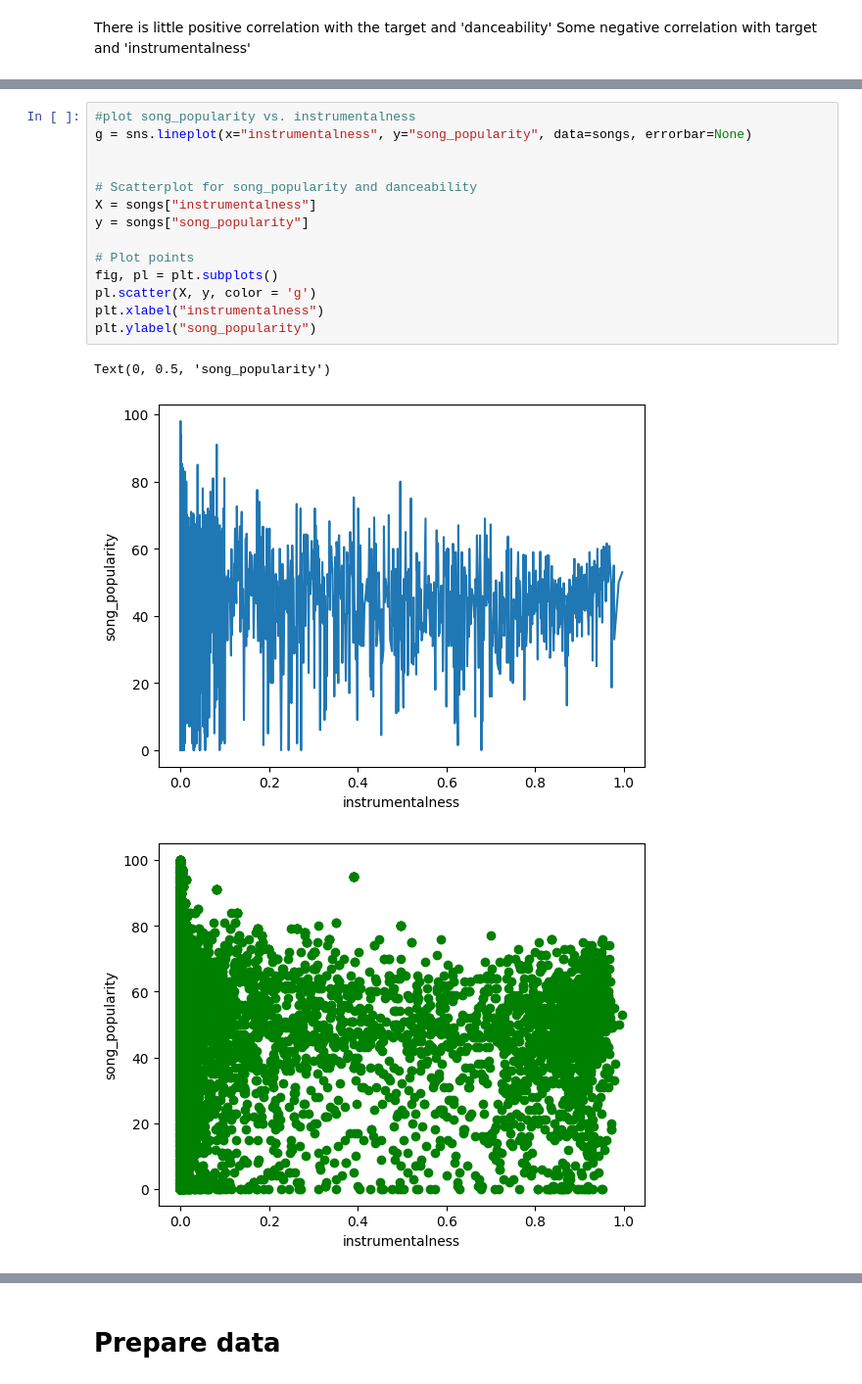
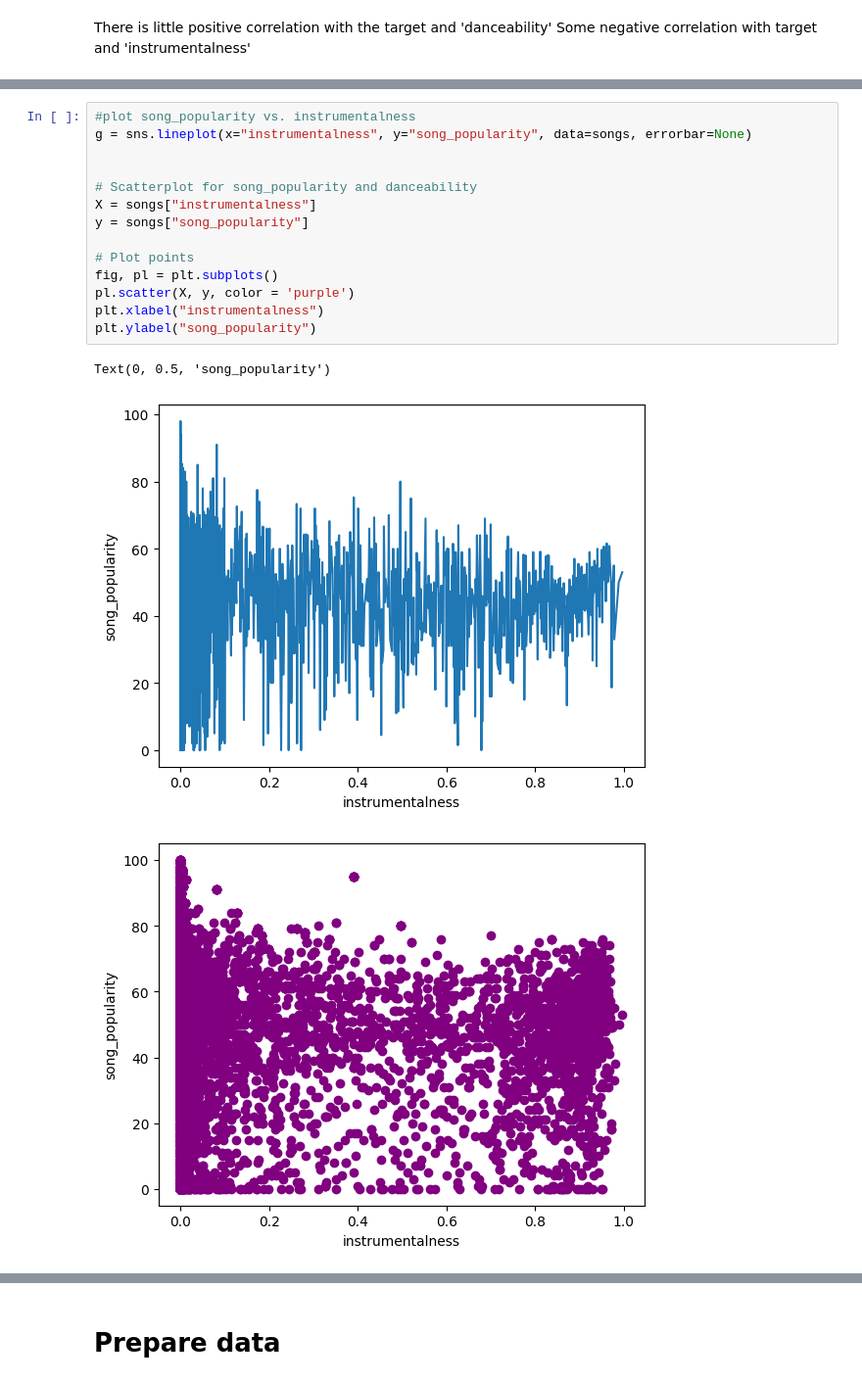
Before and after one commit to mahnsi/Group22FinalProject, a Jupyter notebook: group22FinalProject.ipynb, the cells around one changed output, grey strips where cells are left out. Shown at 98% size. Drawn from its saved outputs; the diff is of its cells as text.

```diff
--- a/group22FinalProject.ipynb
+++ b/group22FinalProject.ipynb
@@ -139,18 +139,18 @@ Text(0, 0.5, 'song_popularity')
 # %%
 #plot song_popularity vs. instrumentalness
 g = sns.lineplot(x="instrumentalness", y="song_popularity", data=songs, errorbar=None)
 
 
 # Scatterplot for song_popularity and danceability
 X = songs["instrumentalness"]
 y = songs["song_popularity"]
 
 # Plot points
 fig, pl = plt.subplots()
-pl.scatter(X, y, color = 'g')
+pl.scatter(X, y, color = 'purple')
 plt.xlabel("instrumentalness")
 plt.ylabel("song_popularity")
 # %% [output]
 Text(0, 0.5, 'song_popularity')
 [figure]
-[figure, old version]
+[figure, new version]
```
Also changed, not shown: parts of 3 cells of this notebook.
